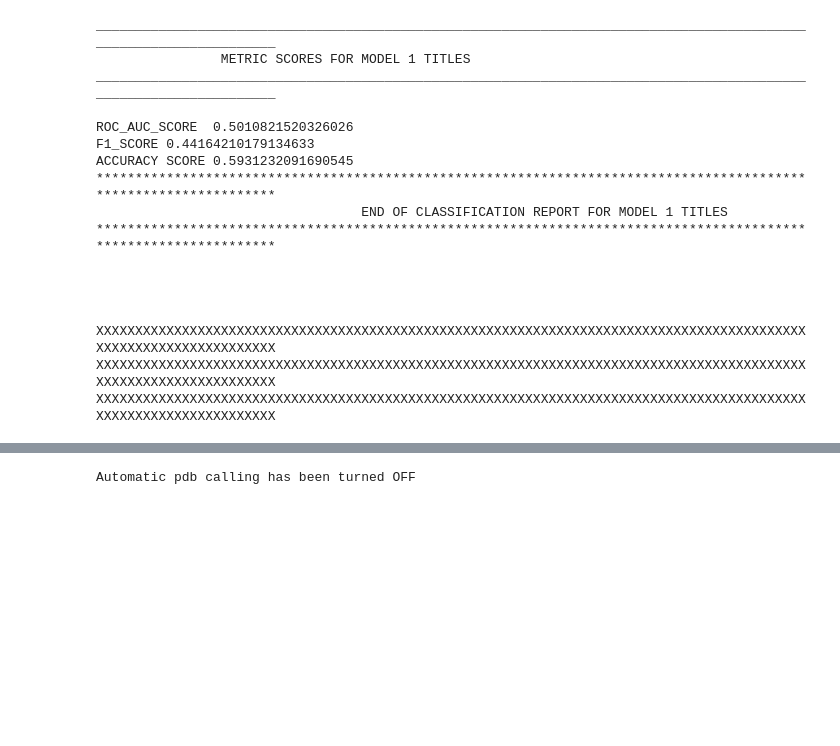
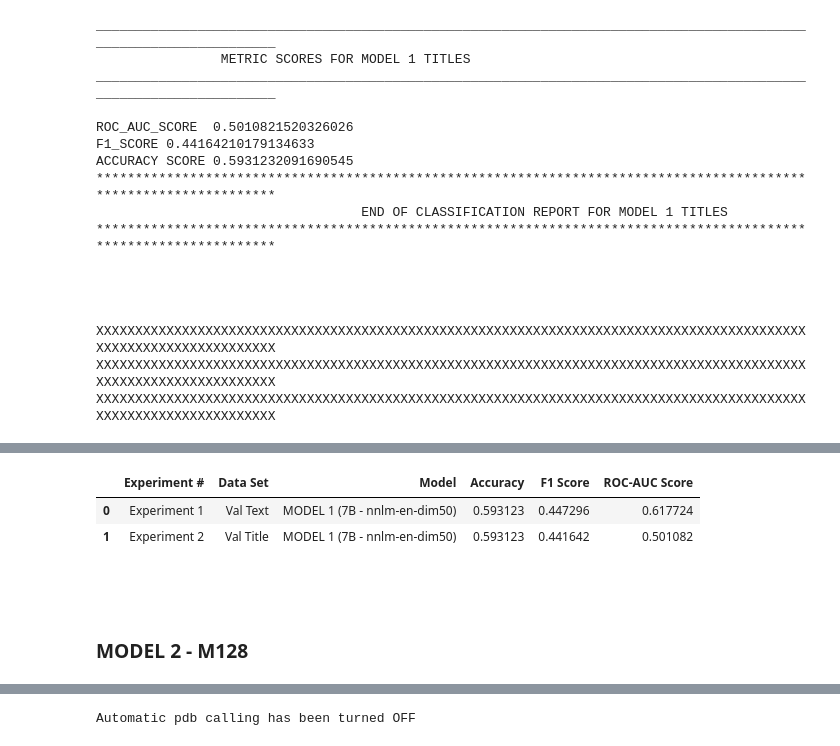
Before and after one commit to EdwardMMiller/Predicting-Party-Support-From-Bill-Text, a Jupyter notebook: Capstone_I_Using_Bill_Text_To_Predict_Party_Support.ipynb, the cells around one changed output, grey strips where cells are left out. Saved outputs shown, nothing was run; the diff lists cells and outputs as text; code cells hidden in the pictures; blank space fills up the shorter version.

```diff
--- a/Capstone_I_Using_Bill_Text_To_Predict_Party_Support.ipynb
+++ b/Capstone_I_Using_Bill_Text_To_Predict_Party_Support.ipynb
@@ -2407,0 +2457,35 @@ XXXXXXXXXXXXXXXXXXXXXXXXXXXXXXXXXXXXXXXXXXXXXXXXXXXXXXXXXXXXXXXXXXXXXXXXXXXXXXXX
+# %%
+################## EXPERIMENT 1 - MODEL 1 TEXT #######################
+
+experiment_df = pd.DataFrame({"Experiment #":["Experiment %s" %(1)],
+                                      "Data Set":["Val Text"],
+                                      "Model":["MODEL 1 (7B - nnlm-en-dim50)"],
+                                      "Accuracy":[accuracy_score(val_labels,
+                                                                 Model_1_Predictions_Text )],
+                                      "F1 Score":[f1_score(val_labels,
+                                                           Model_1_Predictions_Text,
+                                                           average='weighted',
+                                                           zero_division=0)],
+                                      "ROC-AUC Score":[roc_auc_score(val_labels,
+                                                                     Model_1_Probabilities_Text,
+                                                                     multi_class='ovr')]})
+# Initializing a dataframe for the experiments and adding
+
+################## EXPERIMENT 2 - MODEL 1 TITLE #######################
+
+experiment_df.loc[len(experiment_df.index)] = \
+["Experiment %s" %(2), "Val Title", "MODEL 1 (7B - nnlm-en-dim50)" ,
+ accuracy_score(val_labels, Model_1_Predictions_Title ),
+ f1_score(val_labels, Model_1_Predictions_Title, average='weighted',zero_division=0) ,
+ roc_auc_score(val_labels, Model_1_Probabilities_Title, multi_class='ovr')     ]
+# Adding the new values from this experiment into the experiment_df dataframe
+
+display(experiment_df)
+# %% [output]
+|  | Experiment # | Data Set | Model | Accuracy | F1 Score | ROC-AUC Score |
+| 0 | Experiment 1 | Val Text | MODEL 1 (7B - nnlm-en-dim50) | 0.593123 | 0.447296 | 0.617724 |
+| 1 | Experiment 2 | Val Title | MODEL 1 (7B - nnlm-en-dim50) | 0.593123 | 0.441642 | 0.501082 |
+# %% [markdown]
+###
+# %% [markdown]
+### MODEL 2 - M128
```
Also changed, not shown: parts of 5 cells of this notebook.
